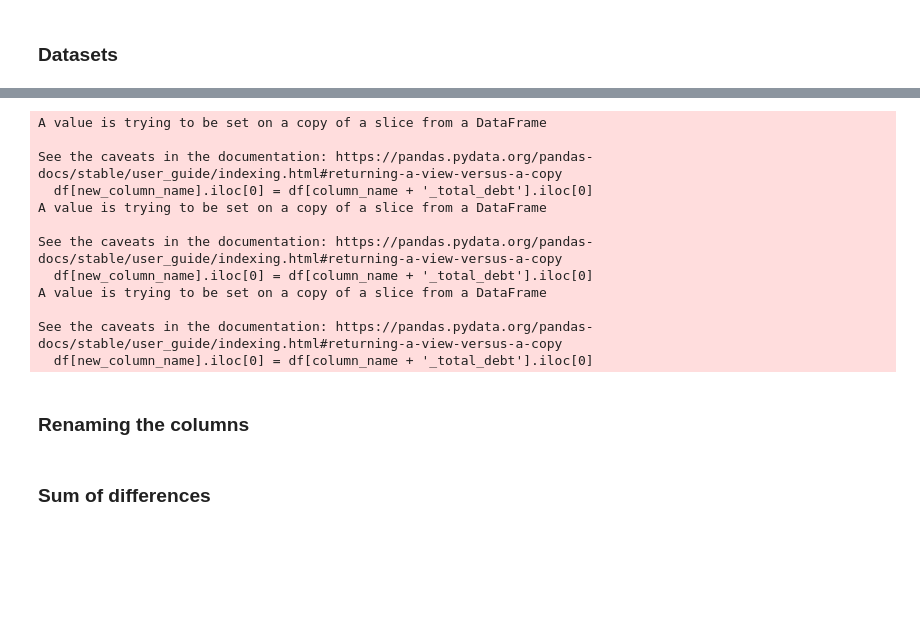
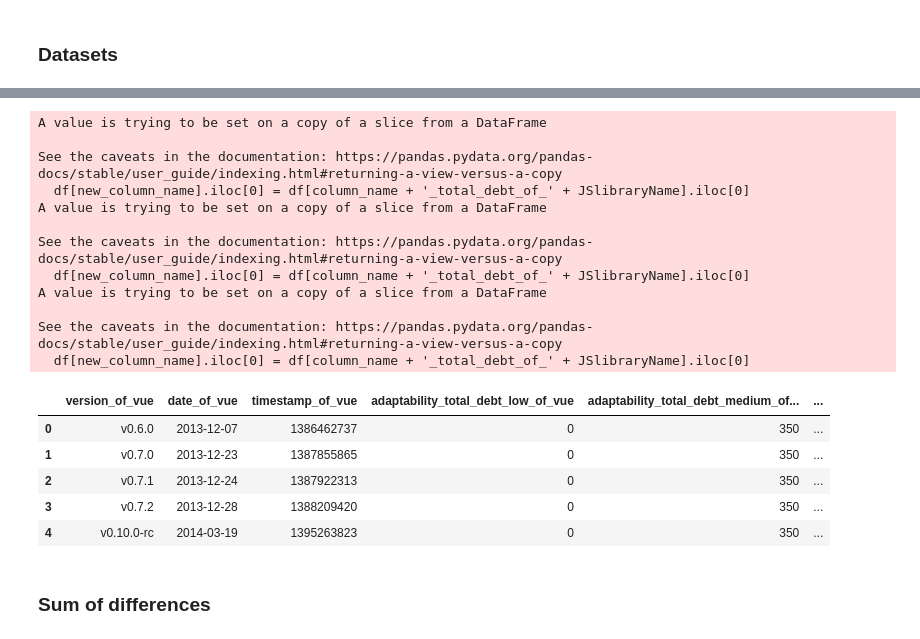
Before and after one commit to NotAlpha45/Analysis-of-Code-Smell-and-Refactoring, a Jupyter notebook: Code/Analysis/RQ2/vue_analysis.ipynb, the cells around one changed output, grey strips where cells are left out. Cells and saved outputs as stored; diff of their text form; code cells hidden in the pictures; blank space fills up the shorter version.

```diff
--- a/Code/Analysis/RQ2/vue_analysis.ipynb
+++ b/Code/Analysis/RQ2/vue_analysis.ipynb
@@ -42,4 +15,0 @@ columns_to_drop = ['security_issues_low', 'reliability_issues_low', 'maintainabi
-# %%
-df_adapt = df_adapt.drop(columns_to_drop, axis=1)
-df_consis = df_consis.drop(columns_to_drop, axis=1)
-df_intention = df_intention.drop(columns_to_drop, axis=1)
@@ -60,4 +15,0 @@ def totalSumOfDebt(df, column_name):
-# %%
-df_adapt = totalSumOfDebt(df_adapt, 'adaptability')
-df_consis = totalSumOfDebt(df_consis, 'consistency')
-df_intention = totalSumOfDebt(df_intention, 'intentionality')
@@ -72,19 +15,0 @@ def debtDiff(df, column_name):
-# %%
-df_adapt = debtDiff(df_adapt, 'adaptability')
-df_consis = debtDiff(df_consis, 'consistency')
-df_intention = debtDiff(df_intention, 'intentionality')
-# %% [output]
-A value is trying to be set on a copy of a slice from a DataFrame
-
-See the caveats in the documentation: https://pandas.pydata.org/pandas-docs/stable/user_guide/indexing.html#returning-a-view-versus-a-copy
-  df[new_column_name].iloc[0] = df[column_name + '_total_debt'].iloc[0]
-A value is trying to be set on a copy of a slice from a DataFrame
-
-See the caveats in the documentation: https://pandas.pydata.org/pandas-docs/stable/user_guide/indexing.html#returning-a-view-versus-a-copy
-  df[new_column_name].iloc[0] = df[column_name + '_total_debt'].iloc[0]
-A value is trying to be set on a copy of a slice from a DataFrame
-
-See the caveats in the documentation: https://pandas.pydata.org/pandas-docs/stable/user_guide/indexing.html#returning-a-view-versus-a-copy
-  df[new_column_name].iloc[0] = df[column_name + '_total_debt'].iloc[0]
-# %% [markdown]
-### Renaming the columns
@@ -102,3 +16,25 @@ df_intention = renameColumns(df_intention, columns_to_rename, 'intentionality')
+# %%
+df = process_dataframes('vue', df_adapt, df_consis, df_intention)
+df.head()
+# %% [output]
+A value is trying to be set on a copy of a slice from a DataFrame
+
+See the caveats in the documentation: https://pandas.pydata.org/pandas-docs/stable/user_guide/indexing.html#returning-a-view-versus-a-copy
+  df[new_column_name].iloc[0] = df[column_name + '_total_debt_of_' + JSlibraryName].iloc[0]
+A value is trying to be set on a copy of a slice from a DataFrame
+
+See the caveats in the documentation: https://pandas.pydata.org/pandas-docs/stable/user_guide/indexing.html#returning-a-view-versus-a-copy
+  df[new_column_name].iloc[0] = df[column_name + '_total_debt_of_' + JSlibraryName].iloc[0]
+A value is trying to be set on a copy of a slice from a DataFrame
+
+See the caveats in the documentation: https://pandas.pydata.org/pandas-docs/stable/user_guide/indexing.html#returning-a-view-versus-a-copy
+  df[new_column_name].iloc[0] = df[column_name + '_total_debt_of_' + JSlibraryName].iloc[0]
+|  | version_of_vue | date_of_vue | timestamp_of_vue | adaptability_total_debt_low_of_vue | adaptability_total_debt_medium_of... | ... |
+| 0 | v0.6.0 | 2013-12-07 | 1386462737 | 0 | 350 | ... |
+| 1 | v0.7.0 | 2013-12-23 | 1387855865 | 0 | 350 | ... |
+| 2 | v0.7.1 | 2013-12-24 | 1387922313 | 0 | 350 | ... |
+| 3 | v0.7.2 | 2013-12-28 | 1388209420 | 0 | 350 | ... |
+| 4 | v0.10.0-rc | 2014-03-19 | 1395263823 | 0 | 350 | ... |
 # %% [markdown]
 ### Sum of differences
 # %%
```
Also changed, not shown: parts of 19 cells of this notebook, 3 other files.
